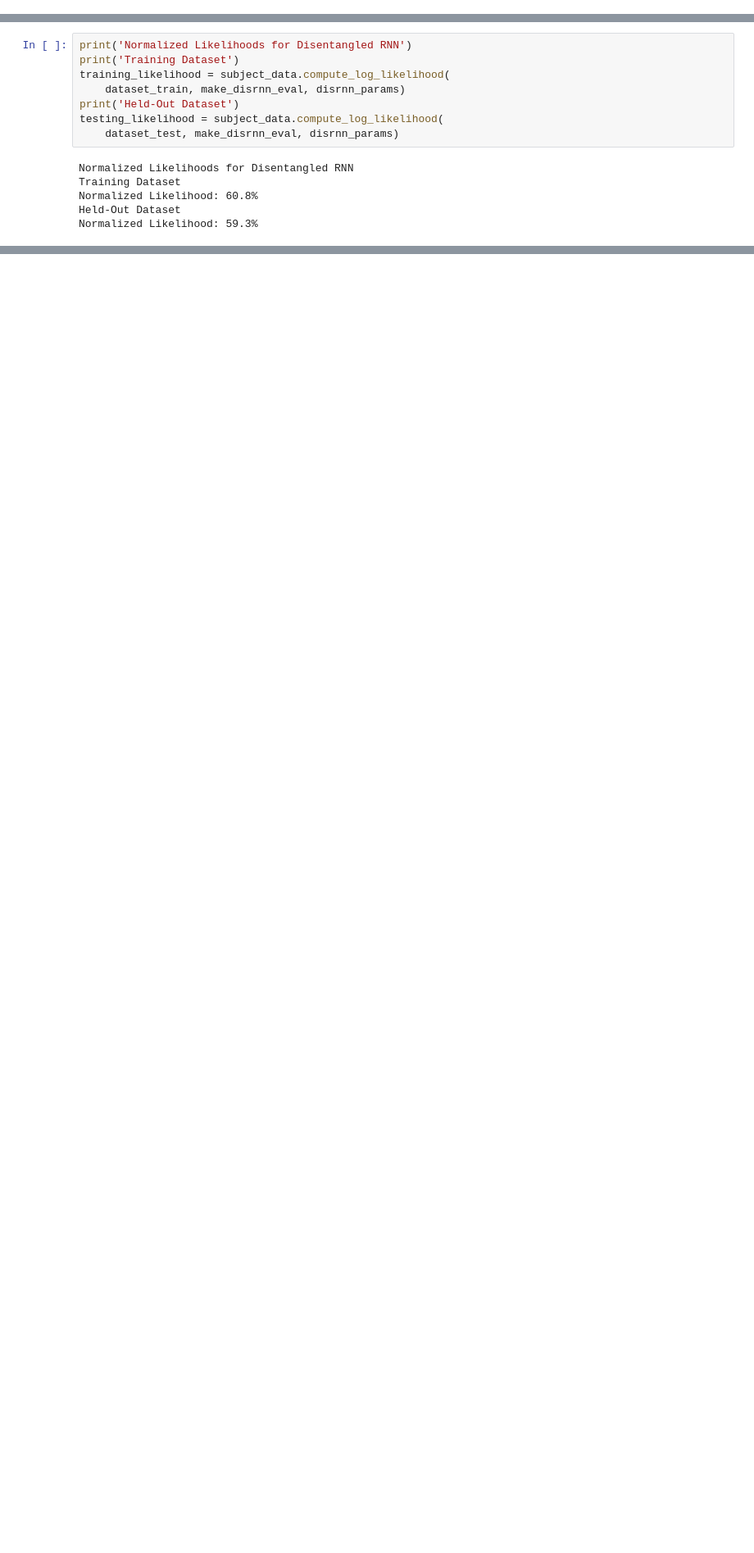
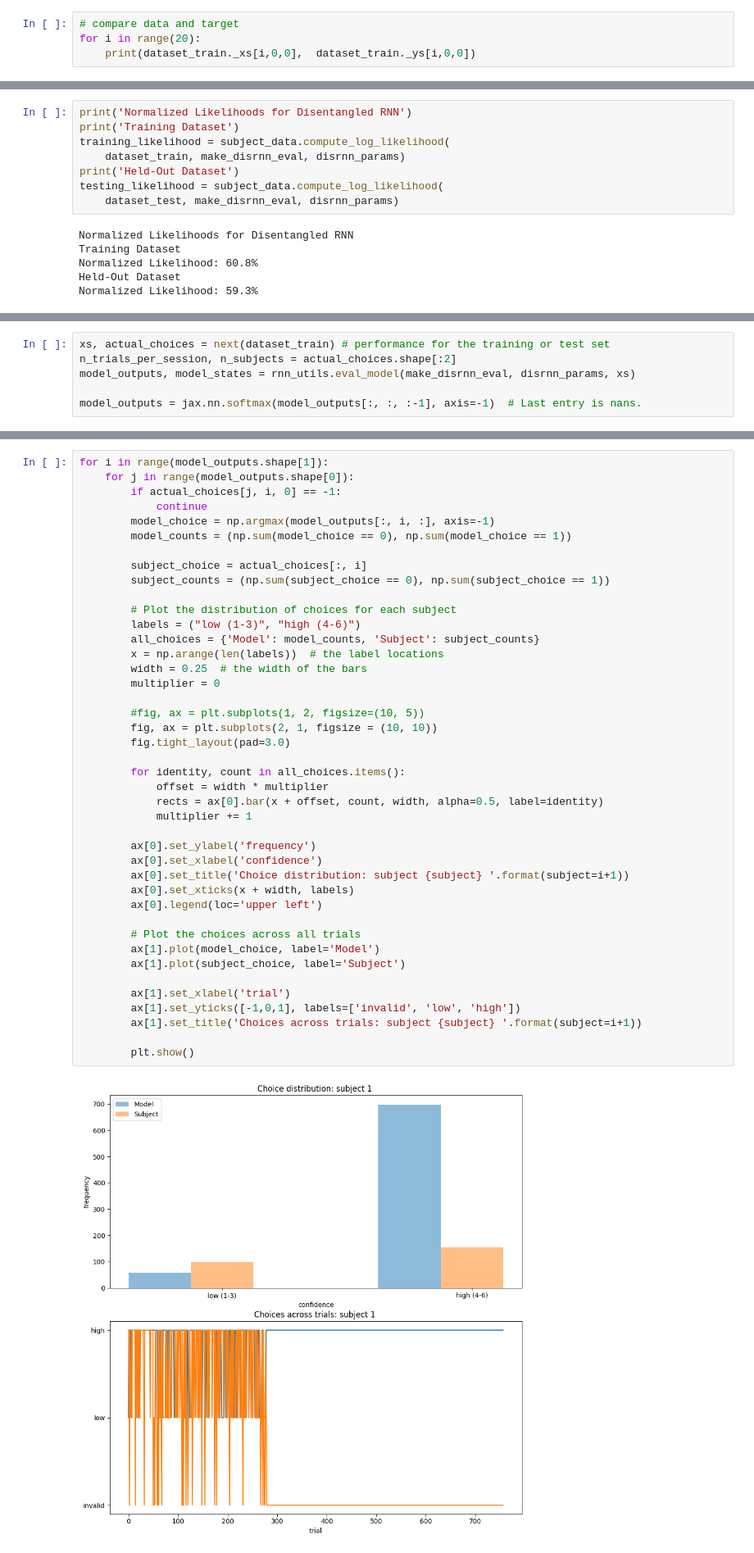
Before and after one commit to meikeoschmann/disRNN-conf-match, a Jupyter notebook: CogModelingRNNsTutorial/rat_RNN.ipynb, the cells around one changed output, grey strips where cells are left out. Shown at 82% size. Saved outputs shown, nothing was run; the diff lists cells and outputs as text; blank space fills up the shorter version.

Commit message:
plots for rat RNN evaluation

```diff
--- a/CogModelingRNNsTutorial/rat_RNN.ipynb
+++ b/CogModelingRNNsTutorial/rat_RNN.ipynb
@@ -39,0 +41,4 @@ n_trials_per_session, n_sessions, _ = dataset_train._xs.shape
+# %%
+# compare data and target
+for i in range(20):
+    print(dataset_train._xs[i,0,0],  dataset_train._ys[i,0,0])
@@ -123,0 +152,6 @@ Normalized Likelihood: 59.3%
+# %%
+xs, actual_choices = next(dataset_train) # performance for the training or test set
+n_trials_per_session, n_subjects = actual_choices.shape[:2]
+model_outputs, model_states = rnn_utils.eval_model(make_disrnn_eval, disrnn_params, xs)
+
+model_outputs = jax.nn.softmax(model_outputs[:, :, :-1], axis=-1)  # Last entry is nans.
@@ -123,0 +164,44 @@ Normalized Likelihood: 59.3%
+# %%
+for i in range(model_outputs.shape[1]):
+    for j in range(model_outputs.shape[0]):
+        if actual_choices[j, i, 0] == -1:
+            continue
+        model_choice = np.argmax(model_outputs[:, i, :], axis=-1)
+        model_counts = (np.sum(model_choice == 0), np.sum(model_choice == 1))
+
+        subject_choice = actual_choices[:, i]
+        subject_counts = (np.sum(subject_choice == 0), np.sum(subject_choice == 1))
+
+        # Plot the distribution of choices for each subject
+        labels = ("low (1-3)", "high (4-6)")
+        all_choices = {'Model': model_counts, 'Subject': subject_counts}
+        x = np.arange(len(labels))  # the label locations
+        width = 0.25  # the width of the bars
+        multiplier = 0
+
+        #fig, ax = plt.subplots(1, 2, figsize=(10, 5))
+        fig, ax = plt.subplots(2, 1, figsize = (10, 10))
+        fig.tight_layout(pad=3.0)
+
+        for identity, count in all_choices.items():
+            offset = width * multiplier
+            rects = ax[0].bar(x + offset, count, width, alpha=0.5, label=identity)
+            multiplier += 1
+
+        ax[0].set_ylabel('frequency')
+        ax[0].set_xlabel('confidence')
+        ax[0].set_title('Choice distribution: subject {subject} '.format(subject=i+1))
+        ax[0].set_xticks(x + width, labels)
+        ax[0].legend(loc='upper left')
+
+        # Plot the choices across all trials
+        ax[1].plot(model_choice, label='Model')
+        ax[1].plot(subject_choice, label='Subject')
+
+        ax[1].set_xlabel('trial')
+        ax[1].set_yticks([-1,0,1], labels=['invalid', 'low', 'high'])
+        ax[1].set_title('Choices across trials: subject {subject} '.format(subject=i+1))
+
+        plt.show()
+# %% [output]
+[figure, added]
```
Also changed, not shown: parts of 8 cells of this notebook.
